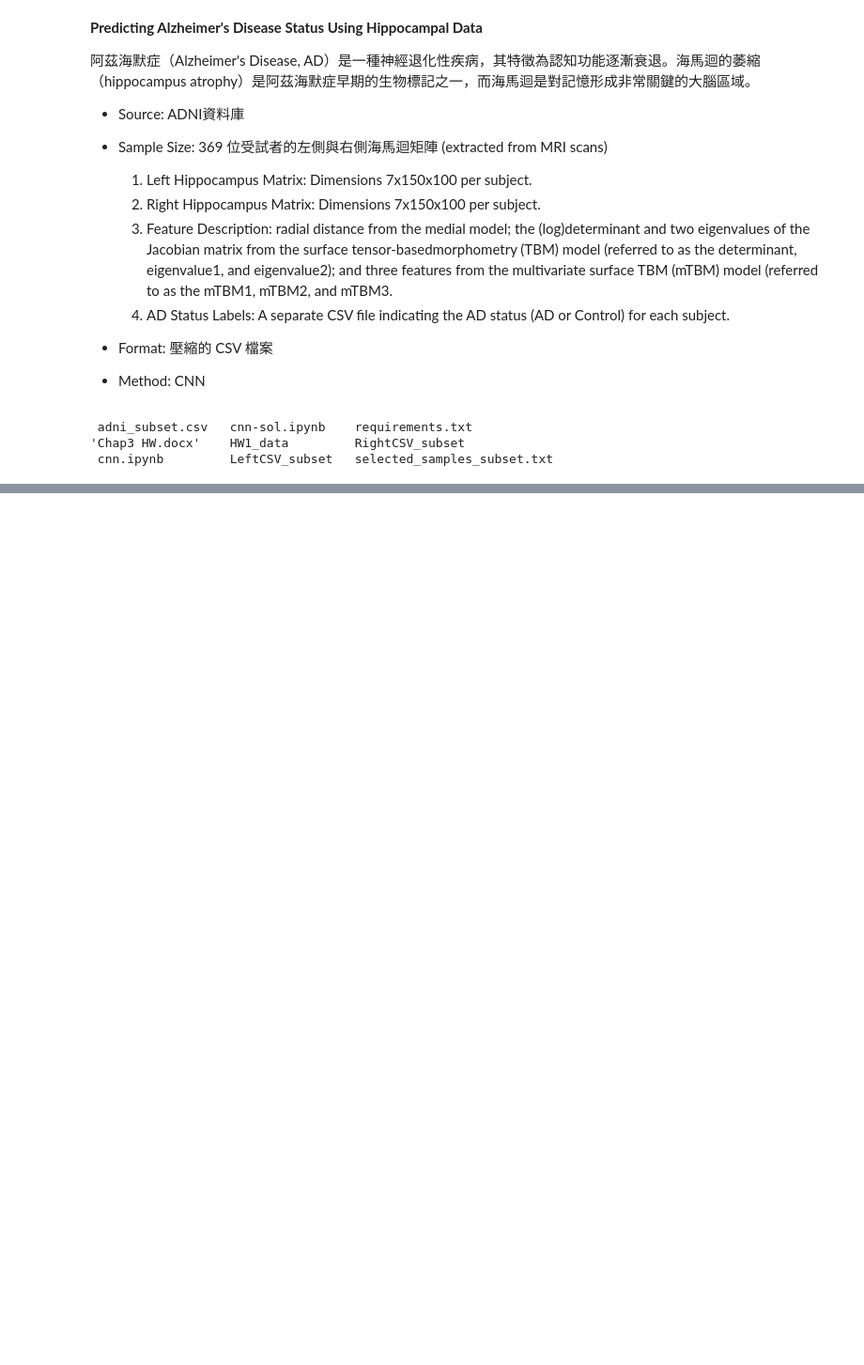
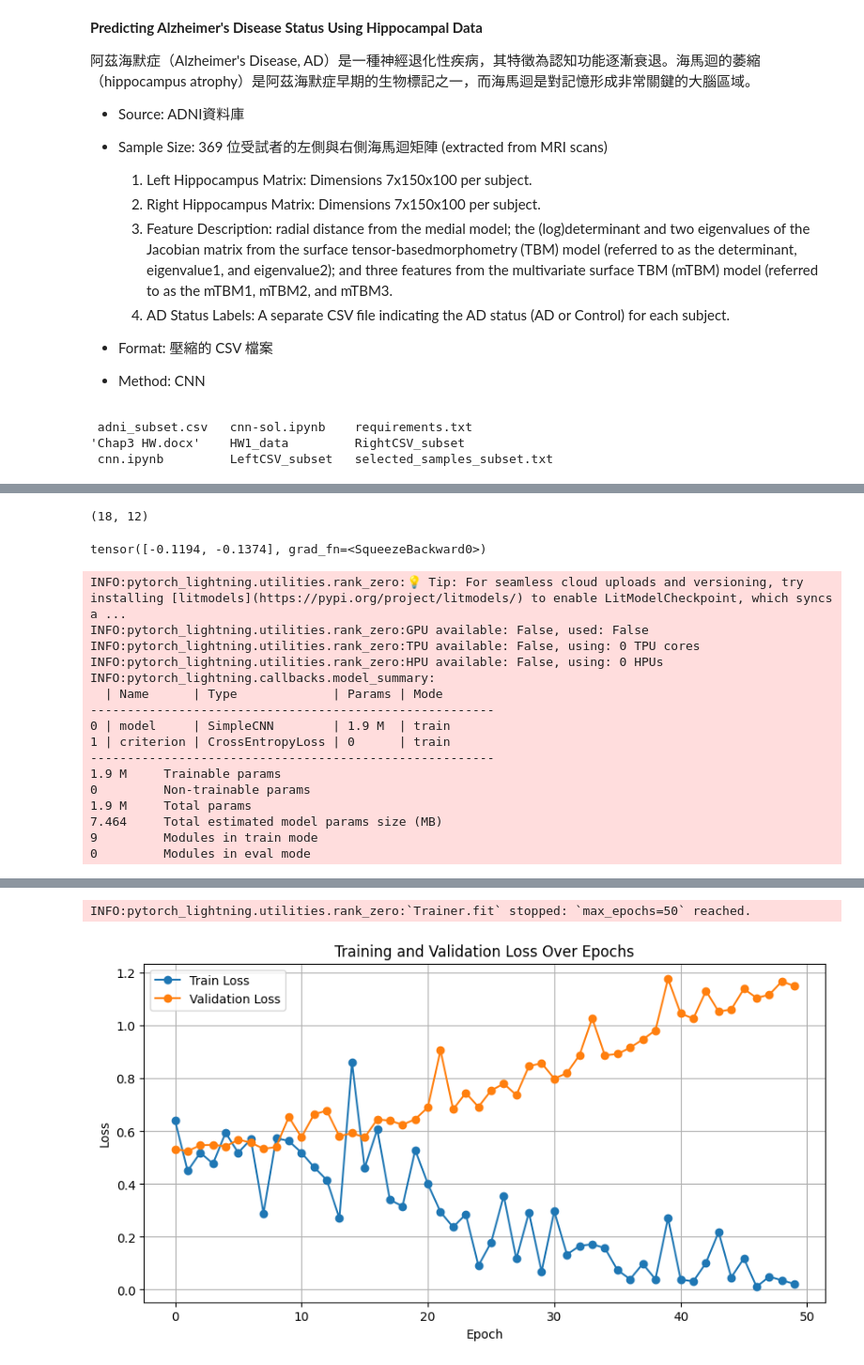
Before and after one commit to Yung-Huei/Python, a Jupyter notebook: HW1_CNN.ipynb, the cells around one changed output, grey strips where cells are left out. Shown at 94% size. Cells and saved outputs as stored; diff of their text form; code cells hidden in the pictures; blank space fills up the shorter version.

```diff
--- a/HW1_CNN.ipynb
+++ b/HW1_CNN.ipynb
@@ -224,0 +260,17 @@ Each sample has shape torch.Size([14, 150, 100]).
+# %%
+def calculate_output_shape(height, width):
+    """
+    Helper to compute output (height, width) after convolution block
+    """
+    for _ in range(3):
+        # Conv layer
+        height = ((height + 2*1 - (3 - 1) - 1) // 1) + 1
+        width  = ((width  + 2*1 - (3 - 1) - 1) // 1) + 1
+        # Pool layer
+        height = ((height - (2 - 1) - 1) // 2) + 1
+        width  = ((width  - (2 - 1) - 1) // 2) + 1
+
+    return height, width
+calculate_output_shape(150, 100)
+# %% [output]
+(18, 12)
@@ -224,0 +343,57 @@ Each sample has shape torch.Size([14, 150, 100]).
+# %%
+x = torch.randn(1, 14, 150, 100)
+simple_cnn = SimpleCNN()
+simple_cnn(x)
+# %% [output]
+tensor([-0.1194, -0.1374], grad_fn=<SqueezeBackward0>)
+# %%
+class FinalPlotCallback(pl.Callback):
+    def __init__(self):
+        super().__init__()
+        self.train_losses = []
+        self.val_losses = []
+
+    def on_train_epoch_end(self, trainer, pl_module):
+        # Append training and validation loss at the end of each epoch
+        train_loss = trainer.callback_metrics.get("train_loss")
+        if train_loss:
+            self.train_losses.append(train_loss.cpu().detach().item())
+
+        val_loss = trainer.callback_metrics.get("val_loss")
+        if val_loss:
+            self.val_losses.append(val_loss.cpu().detach().item())
+
+    def on_train_end(self, trainer, pl_module):
+        # Plot the losses at the end of training
+        plt.figure(figsize=(10, 5))
+        plt.plot(self.train_losses, label="Train Loss", marker="o")
+        plt.plot(self.val_losses, label="Validation Loss", marker="o")
+        plt.xlabel("Epoch")
+        plt.ylabel("Loss")
+        plt.title("Training and Validation Loss Over Epochs")
+        plt.legend()
+        plt.grid(True)
+        plt.show()
+# %%
+model = Trainer(model=SimpleCNN())
+# Trainer
+trainer =  pl.Trainer(max_epochs=50, callbacks=[FinalPlotCallback()]) # You may check the documents
+# Training
+trainer.fit(model, train_loader, val_loader)
+# %% [output]
+INFO:pytorch_lightning.utilities.rank_zero:💡 Tip: For seamless cloud uploads and versioning, try installing [litmodels](https://pypi.org/project/litmodels/) to enable LitModelCheckpoint, which syncs a ...
+INFO:pytorch_lightning.utilities.rank_zero:GPU available: False, used: False
+INFO:pytorch_lightning.utilities.rank_zero:TPU available: False, using: 0 TPU cores
+INFO:pytorch_lightning.utilities.rank_zero:HPU available: False, using: 0 HPUs
+INFO:pytorch_lightning.callbacks.model_summary:
+  | Name      | Type             | Params | Mode
+-------------------------------------------------------
+0 | model     | SimpleCNN        | 1.9 M  | train
+1 | criterion | CrossEntropyLoss | 0      | train
+-------------------------------------------------------
+1.9 M     Trainable params
+0         Non-trainable params
+1.9 M     Total params
+7.464     Total estimated model params size (MB)
+9         Modules in train mode
+0         Modules in eval mode
@@ -224,0 +401,2 @@ Each sample has shape torch.Size([14, 150, 100]).
+INFO:pytorch_lightning.utilities.rank_zero:`Trainer.fit` stopped: `max_epochs=50` reached.
+[figure, added]
```
Also changed, not shown: parts of 7 cells of this notebook.
